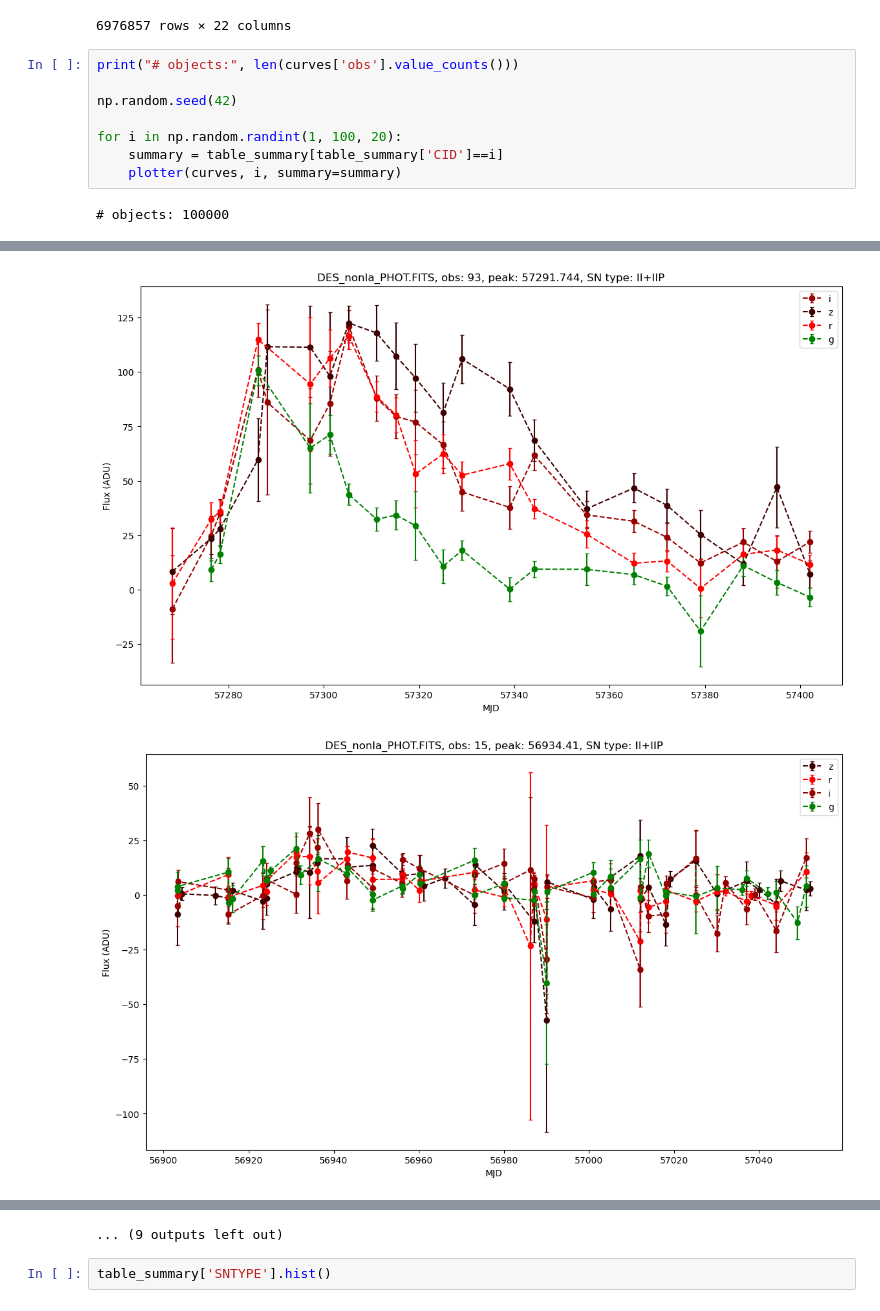
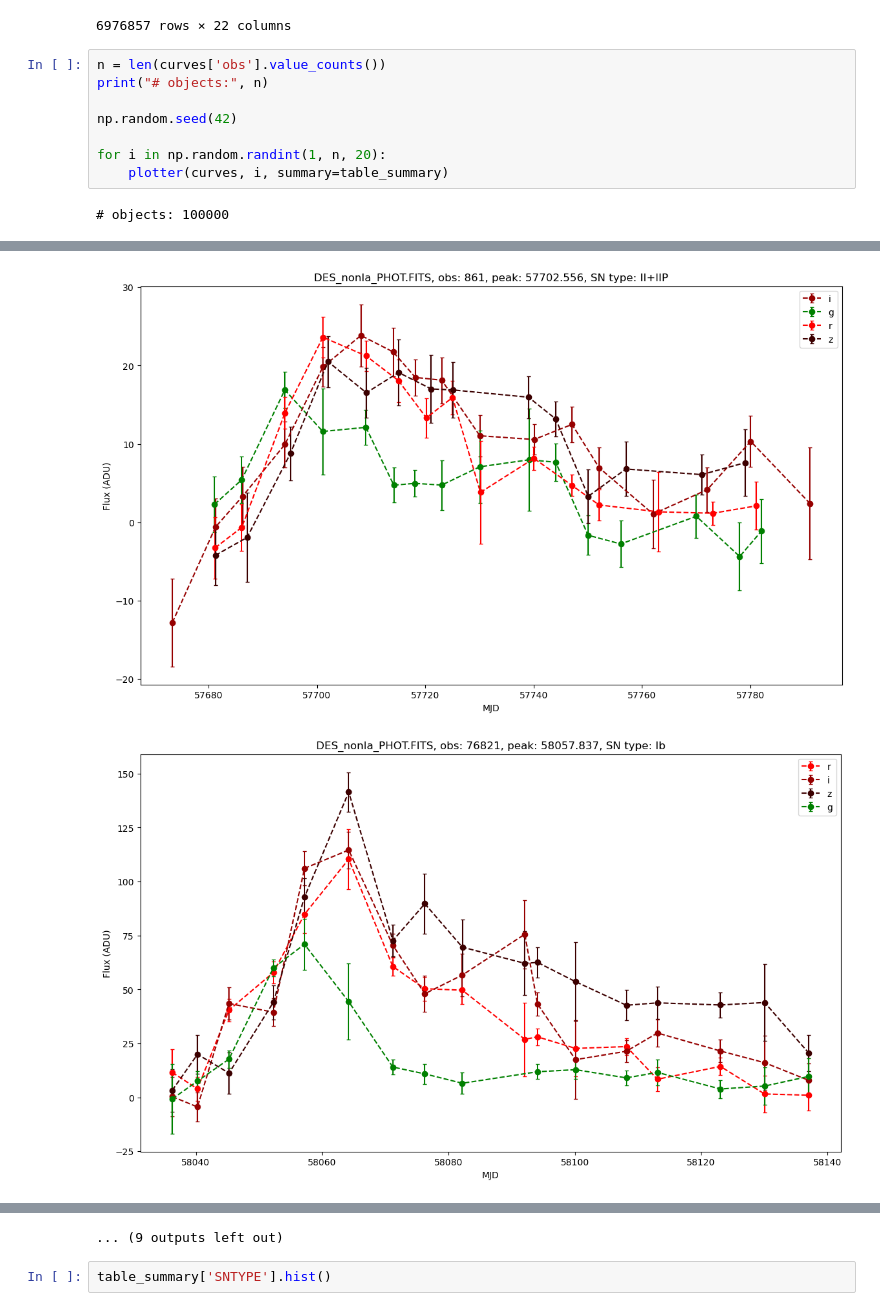
Before and after one commit to ale-cartes/Supernovae-Complete-Pipeline, a Jupyter notebook: Lightcurves/nonIa/DES/nonIa_DES_curves.ipynb, the cells around one changed output, grey strips where cells are left out. Cells and saved outputs as stored; diff of their text form.

```diff
--- a/Lightcurves/nonIa/DES/nonIa_DES_curves.ipynb
+++ b/Lightcurves/nonIa/DES/nonIa_DES_curves.ipynb
@@ -55,12 +55,12 @@ curves
 | 6976856 | 100000 | 58167.036 | b'z ' | -9 | b'C2 ' | 0 | -9.0 | 20.195911 | 7.089538 | 1.620016 | ... |
 6976857 rows × 22 columns
 # %%
-print("# objects:", len(curves['obs'].value_counts()))
+n = len(curves['obs'].value_counts())
+print("# objects:", n)
 
 np.random.seed(42)
 
-for i in np.random.randint(1, 100, 20):
-    summary = table_summary[table_summary['CID']==i]
-    plotter(curves, i, summary=summary)
+for i in np.random.randint(1, n, 20):
+    plotter(curves, i, summary=table_summary)
 # %% [output]
 # objects: 100000
@@ -68,2 +68,2 @@ for i in np.random.randint(1, 100, 20):
-[figure, old version]
+[figure, new version]
-[figure, old version]
+[figure, new version]
```
Also changed, not shown: parts of 1 cell of this notebook, 3 other files.
